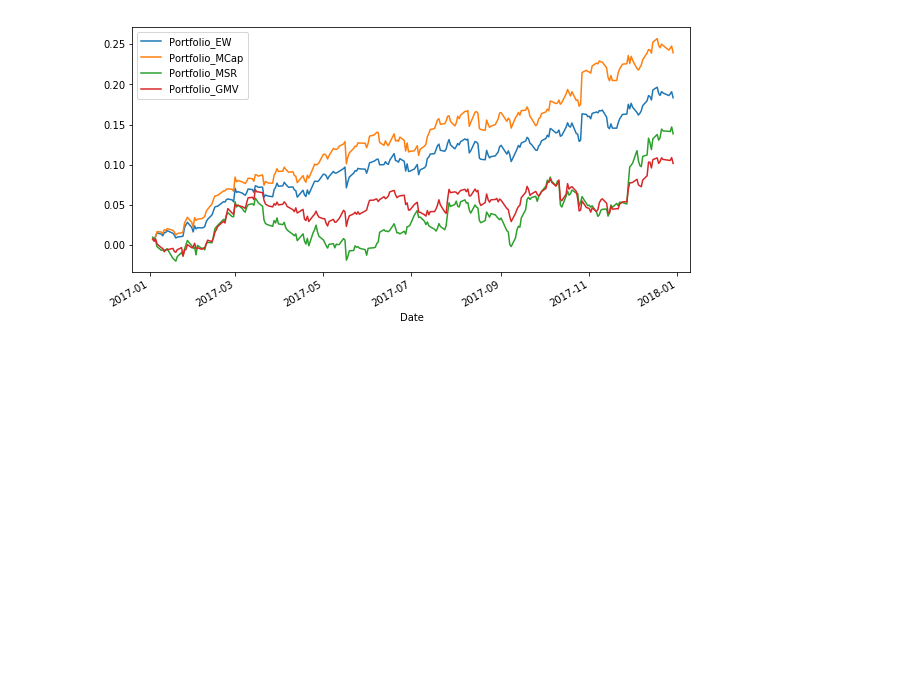
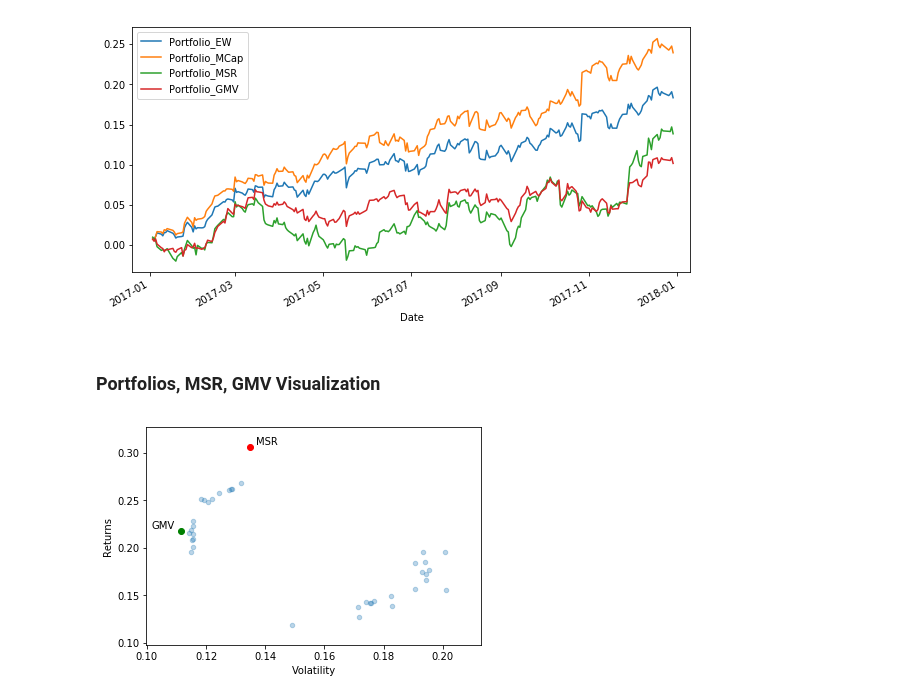
Before and after one commit to tanatiem/Finance-with-Python, a Jupyter notebook: Portfolio Investing.ipynb, the cells around one changed output. Cells and saved outputs as stored; diff of their text form; code cells hidden in the pictures; blank space fills up the shorter version.

```diff
--- a/Portfolio Investing.ipynb
+++ b/Portfolio Investing.ipynb
@@ -270,7 +259,8 @@ The **maximum Sharpe ratio**, or MSR portfolio, which lies at the apex of the ef
 Unfortunately, the MSR portfolio is often quite erratic. Even though the portfolio had a high historical Sharpe ratio, it doesn't guarantee that the portfolio will have a good Sharpe ratio moving forward.
 # %%
 # Extract the portfolio with max Sharpe ratio
-MSR_weights = RandomPortfolios.sort_values(by=['Sharpe'], ascending=False).iloc[0,:9].values
+MSR_portfolio = RandomPortfolios.sort_values(by=['Sharpe'], ascending=False).iloc[0,:]
+MSR_weights = MSR_portfolio.values[:9]
 
 # Calculate the MSR portfolio returns
 StockReturns['Portfolio_MSR'] = StockReturns.iloc[:, :9].mul(MSR_weights, axis=1).sum(axis=1)
@@ -287,8 +277,9 @@ The **global minimum volatility portfolio**, or GMV portfolio, is the portfolio
 
 Returns are very hard to predict, but volatilities and correlations tend to be more stable over time. This means that the GMV portfolio often outperforms the MSR portfolios out of sample even though the MSR would outperform quite significantly in-sample. Of course, out of sample results are what really matters in finance.
 # %%
-# Extract the portfolio with max Sharpe ratio
-GMV_weights = RandomPortfolios.sort_values(by=['Volatility'], ascending=True).iloc[0,:9].values
+# Extract the portfolio with min volatility
+GMV_portfolio = RandomPortfolios.sort_values(by=['Volatility'], ascending=True).iloc[0,:]
+GMV_weights = GMV_portfolio.values[:9]
 
 # Calculate the MSR portfolio returns
 StockReturns['Portfolio_GMV'] = StockReturns.iloc[:, :9].mul(GMV_weights, axis=1).sum(axis=1)
@@ -300,3 +291,19 @@ cumulative_returns_plot(StockReturns['Portfolio_EW'],
                         StockReturns['Portfolio_GMV'])
 # %% [output]
 [figure]
+# %% [markdown]
+### Portfolios, MSR, GMV Visualization
+# %%
+ax = RandomPortfolios.plot.scatter(x='Volatility', y='Returns',alpha=0.3);
+
+x, y = MSR_portfolio['Volatility'], MSR_portfolio['Returns']
+plt.plot(x, y, 'ro')
+plt.text(x+.002, y+.002, 'MSR')
+
+x, y = GMV_portfolio['Volatility'], GMV_portfolio['Returns']
+plt.plot(x, y,'go')
+plt.text(x-.01, y+.002, 'GMV')
+
+plt.show()
+# %% [output]
+[figure, added]
```
Also changed, not shown: parts of 1 cell of this notebook.
